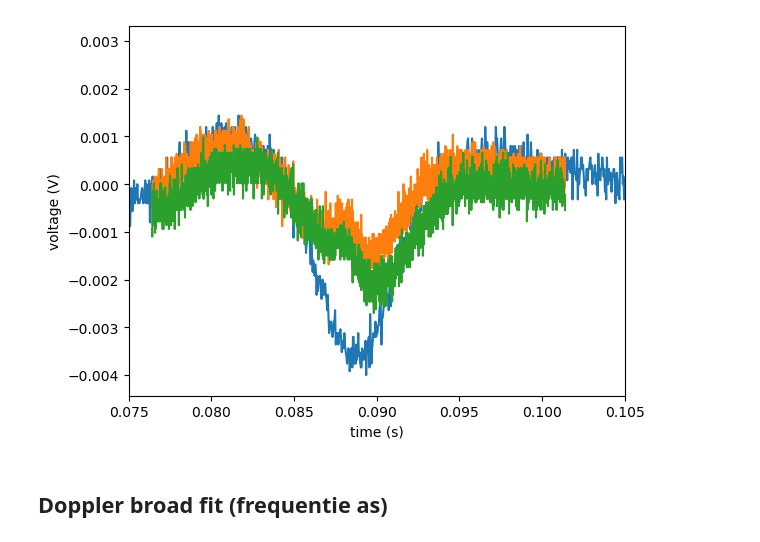
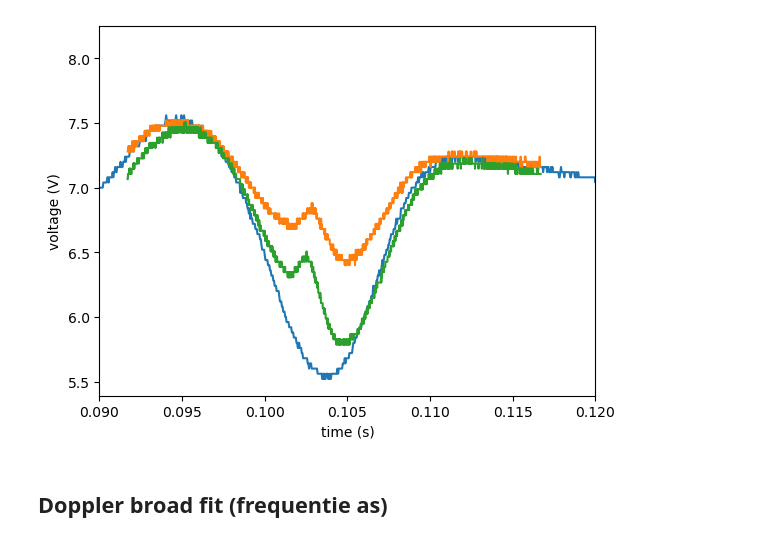
Before and after one commit to sabrahaim/Rubidium-spectrum, a Jupyter notebook: rubidium_spectra.ipynb, the cells around one changed output. Saved outputs shown, nothing was run; the diff lists cells and outputs as text; code cells hidden in the pictures.

Commit message:
begin new data

```diff
--- a/rubidium_spectra.ipynb
+++ b/rubidium_spectra.ipynb
@@ -5,11 +5,11 @@ import matplotlib.pyplot as plt
 import numpy as np
 from lmfit import models
 # %%
-data = pd.read_csv('doppler broad 7 dec.csv', delimiter = ',')
+data = pd.read_csv('data7decbroad.csv', delimiter = ',')
 voltage = np.array(data.iloc[:,4])
 time = np.array(data.iloc[:,3])
 
-datafree = pd.read_csv('doppler free zeeman 7 dec.csv', delimiter = ',')
+datafree = pd.read_csv('data7decfree0.1ampere.csv', delimiter = ',')
 voltagefree = np.array(datafree.iloc[:,4])
 voltagefree2 = np.array(datafree.iloc[:,10])
 timefree = np.array(datafree.iloc[:,3])
@@ -19,14 +19,14 @@ voltagefree2 = voltagefree2 - 0.0135
 # %%
 plt.plot(time, voltage)
 plt.plot(timefree, voltagefree)
 plt.plot(timefree, voltagefree2)
-plt.xlim(0.075, 0.105)
+plt.xlim(0.09, 0.12)
 
 plt.xlabel('time (s)')
 plt.ylabel('voltage (V)')
 plt.show()
 # %% [output]
-[figure, old version]
+[figure, new version]
 # %% [markdown]
 ## Doppler broad fit (frequentie as)
 # %%
```
Also changed, not shown: parts of 5 cells of this notebook, 4 other files.
